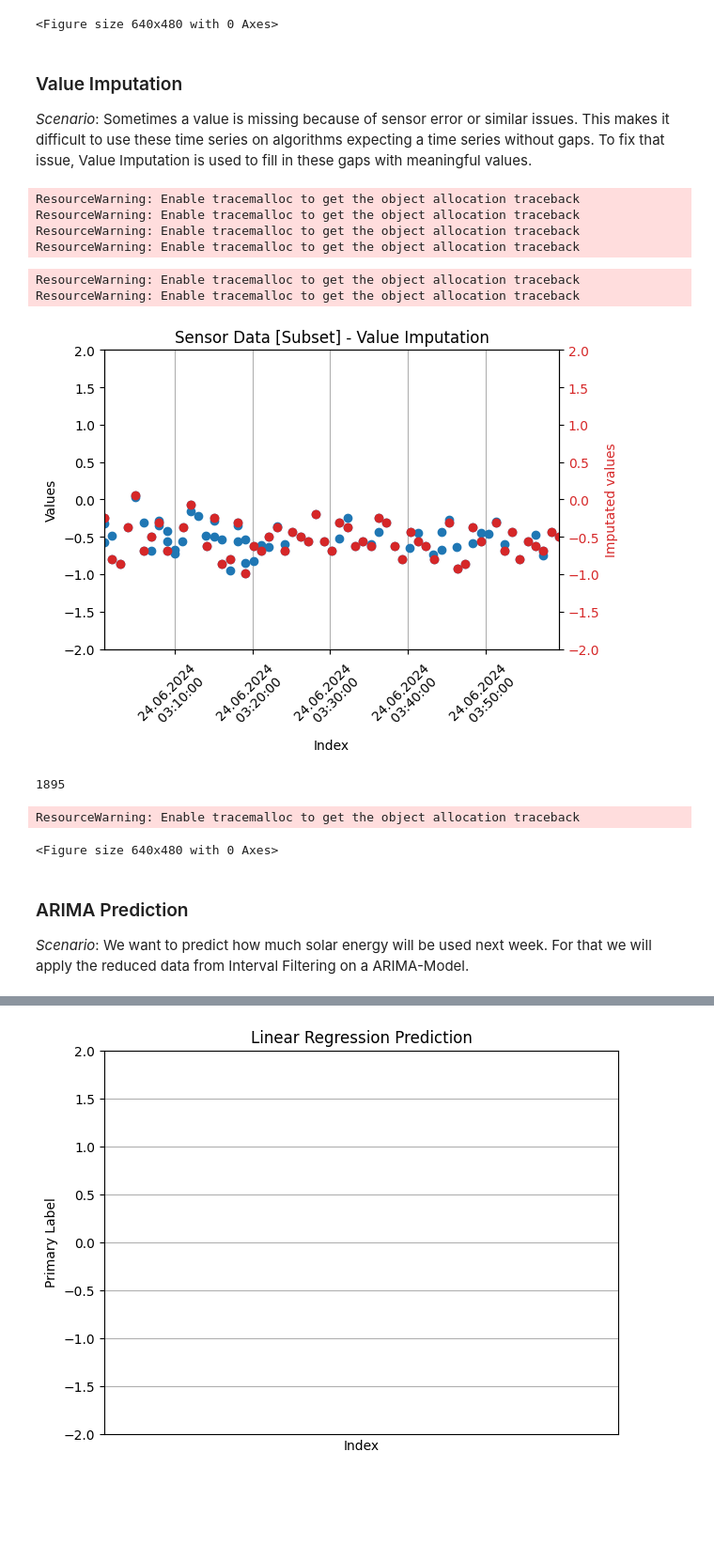
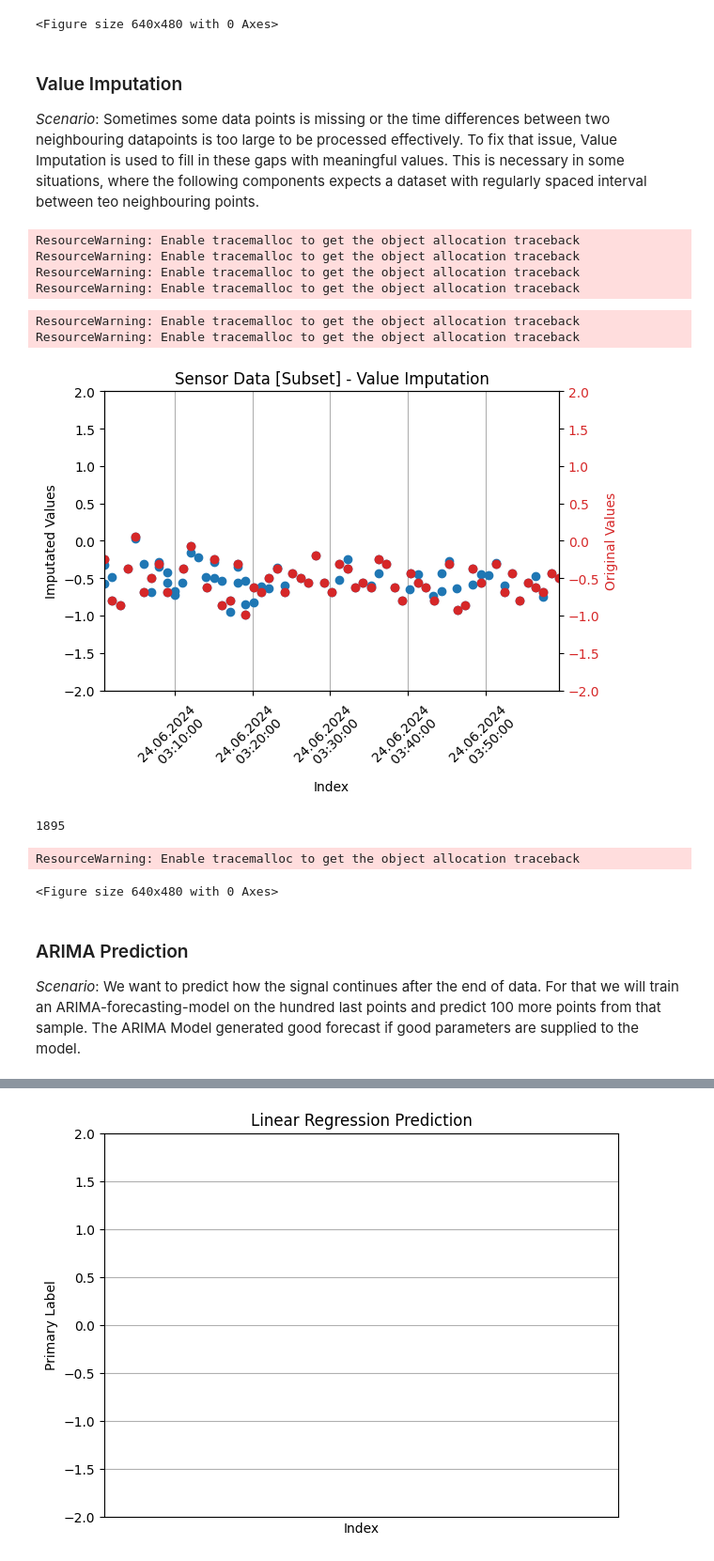
Before and after one commit to rtdip/core, a Jupyter notebook: notebook/pipeline_showcase.ipynb, the cells around one changed output, grey strips where cells are left out. Shown at 94% size. Cells and saved outputs as stored; diff of their text form; code cells hidden in the pictures; blank space fills up the shorter version.

```diff
--- a/notebook/pipeline_showcase.ipynb
+++ b/notebook/pipeline_showcase.ipynb
@@ -190,7 +181,7 @@ ResourceWarning: Enable tracemalloc to get the object allocation traceback
 # %% [markdown]
 ### Value Imputation
 *Scenario*:
-Sometimes a value is missing because of sensor error or similar issues. This makes it difficult to use these time series on algorithms expecting a time series without gaps. To fix that issue, Value Imputation is used to fill in these gaps with meaningful values.
+Sometimes some data points is missing or the time differences between two neighbouring datapoints is too large to be processed effectively. To fix that issue, Value Imputation is used to fill in these gaps with meaningful values. This is necessary in some situations, where the following components expects a dataset with regularly spaced interval between teo neighbouring points.
 # %%
 random.seed(0)
 # Execute Pipeline
@@ -211,20 +202,20 @@ ResourceWarning: Enable tracemalloc to get the object allocation traceback
 # %%
 df_3_pd = df_3.toPandas().set_index('EventTime', drop=False)
 df_4_pd = df_4.toPandas().set_index('EventTime', drop=False)
 # Transform Data back into pandas
-create_value_plot(value_df=df_4_pd[start_time:end_time], secondary_value_df=df_3_pd[start_time:end_time], title='Sensor Data [Subset] - Value Imputation', share_y_axis=True, y_label = 'Values', secondary_y_label='Imputated values', ylim=[-2.0, 2.0], linestyle='o', grid='x')
+create_value_plot(value_df=df_4_pd[start_time:end_time], secondary_value_df=df_3_pd[start_time:end_time], title='Sensor Data [Subset] - Value Imputation', share_y_axis=True, y_label = 'Imputated Values', secondary_y_label='Original Values', ylim=[-2.0, 2.0], linestyle='o', grid='x')
 print(df_4.toPandas().shape[0])
 # %% [output]
 ResourceWarning: Enable tracemalloc to get the object allocation traceback
 ResourceWarning: Enable tracemalloc to get the object allocation traceback
-[figure, old version]
+[figure, new version]
 1895
 ResourceWarning: Enable tracemalloc to get the object allocation traceback
 <Figure size 640x480 with 0 Axes>
 # %% [markdown]
 ### ARIMA Prediction
 *Scenario*:
-We want to predict how much solar energy will be used next week. For that we will apply the reduced data from Interval Filtering on a ARIMA-Model.
+We want to predict how the signal continues after the end of data. For that we will train an ARIMA-forecasting-model on the hundred last points and predict 100 more points from that sample. The ARIMA Model generated good forecast if good parameters are supplied to the model.
 # %%
 # Reuse Output Dataframe from Interval Filtering, since that reduces amount of points needed to a manageable amount
 df_5_a = ArimaPrediction(past_data=df_4, to_extend_name=tagname_to_select, number_of_data_points_to_analyze=100, number_of_data_points_to_predict=100,
```
Also changed, not shown: parts of 18 cells of this notebook.
